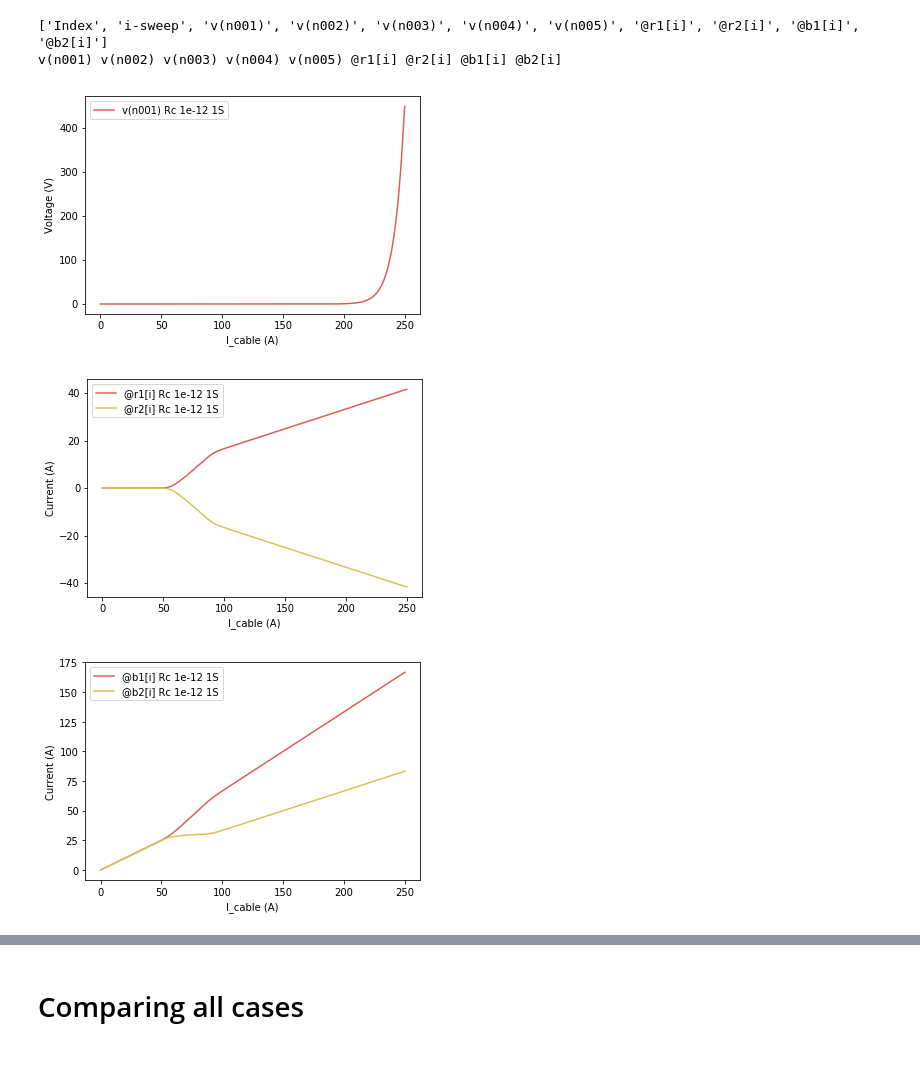
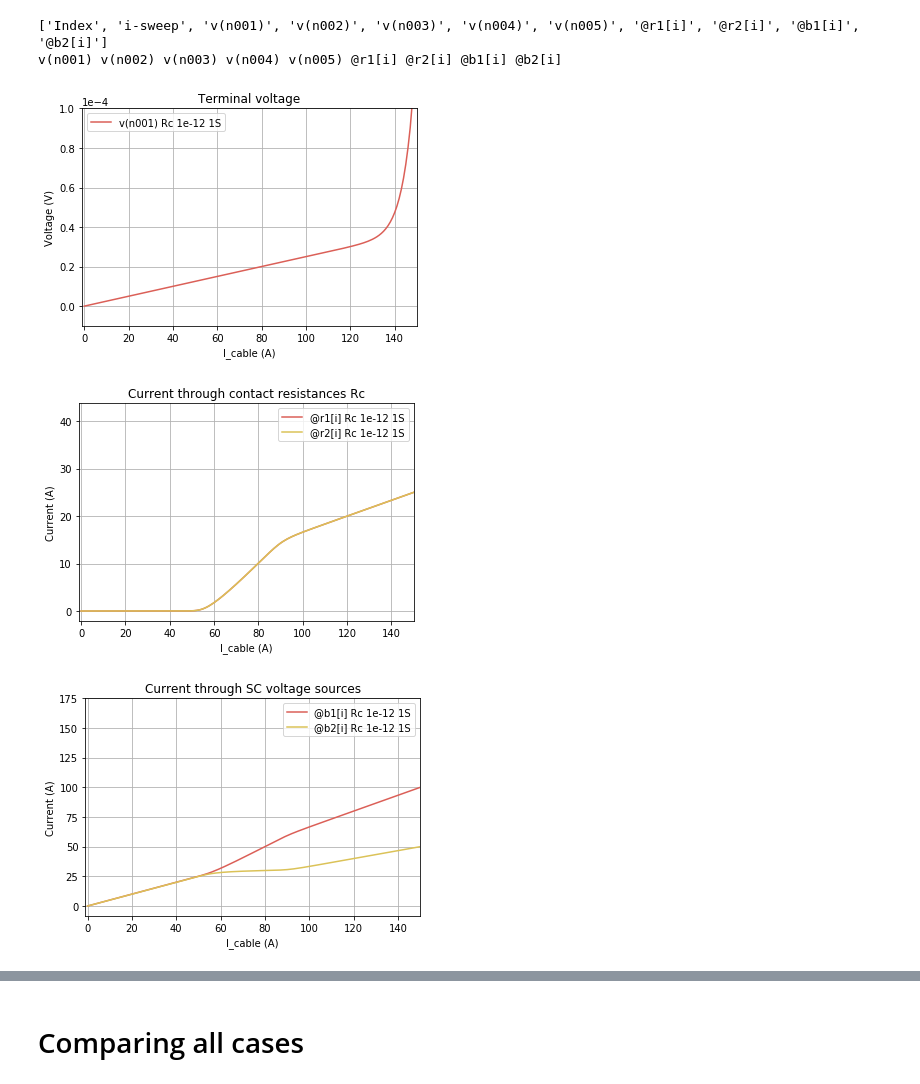
Before and after one commit to auroc10/LBNL, a Jupyter notebook: Contact/Contact resistance.ipynb, the cells around one changed output, grey strips where cells are left out. Drawn from its saved outputs; the diff is of its cells as text; code cells hidden in the pictures.

```diff
--- a/Contact/Contact resistance.ipynb
+++ b/Contact/Contact resistance.ipynb
@@ -101,8 +111,8 @@ def generatenetlist(filename,Rc):
         output.write(f'rt4 N009 0 {Rt/2}\n')
         output.write(f'r1 N006 N002 {Rc}\n')
         output.write(f'r2 N007 N003 {Rc}\n')
-        output.write(f'r3 N008 N004 {Rc}\n')
-        output.write(f'r4 N009 N005 {Rc}\n')
+        output.write(f'r3 N004 N008 {Rc}\n')
+        output.write(f'r4 N005 N009 {Rc}\n')
         output.write(f'b1 N002 N003 V=33E-6*pow((I(b1)/{Ic1}),{n})\n')
         output.write(f'b2 N003 N004 V=33E-6*pow((I(b2)/{Ic1}),{n})\n')
         output.write(f'b3 N004 N005 V=33E-6*pow((I(b3)/{Ic1}),{n})\n')
@@ -347,7 +449,7 @@ def generatenetlist_onesection(filename,Rc):
         output.write(f'rt_f_1 0 N003 {Rt/2}\n')
         output.write(f'rt_f_2 0 N005 {Rt/2}\n')
         output.write(f'r1 N004 N002 {Rc}\n')
-        output.write(f'r2 N005 N003 {Rc}\n')
+        output.write(f'r2 N003 N005 {Rc}\n')
         output.write(f'b1 N002 N003 V=100E-6*pow((I(b1)/{Ic1}),{n})\n')
         output.write(f'b2 N004 N005 V=100E-6*pow((I(b2)/{Ic2}),{n})\n')
         output.write('.options savecurrents\n')
@@ -400,46 +502,57 @@ for i in range(len(Rc)):
     generatenetlist_onesection(filename,Rc[i])
     #Icable,Vt,IR1,IR2,IR3,IR4,IB1,IB2,IB3,IB4,IB5,IB6 = gettingdata(filename)
     if i == 0:
-        data1 = readdata(filename)
+        data1S = readdata(filename)
         #print('data1')
         #print(data1)
 
 #data2 = readdata(f'Rc {Rc[0]}.cir')
 
 
 
 # Plotting data for two cases
-Icable1 = data1[:,1]
+Icable1S = data1S[:,1]
 #Icable2 = data2[:,1]
 
-plt.plot(Icable1,data1[:,2],label = Labels[2]+f' Rc {Rc[0]} 1S')
+plt.plot(Icable1S,data1S[:,2],label = Labels[2]+f' Rc {Rc[0]} 1S')
 #plt.plot(Icable2,data2[:,2],'--',label = Labels2[2]+f' Rc {Rc[0]} 3S')
 plt.xlabel('I_cable (A)')
 plt.ylabel('Voltage (V)')
+plt.title('Terminal voltage')
+plt.ticklabel_format(style='sci', axis='y', scilimits=(0,0))
+plt.ylim(-1e-5,100e-6)
+plt.xlim(-1,150)
+plt.grid()
 plt.legend()
 plt.show()
 
 nc = 7
 for i in range(num_resistances):
-    plt.plot(Icable1,data1[:,i+nc],label = Labels[i+nc]+f' Rc {Rc[0]} 1S')
+    plt.plot(Icable1S,data1S[:,i+nc],label = Labels[i+nc]+f' Rc {Rc[0]} 1S')
     #plt.plot(Icable2,data2[:,i+3],'--',label = Labels2[i+3]+f' Rc {Rc[0]} 3S')
 plt.xlabel('I_cable (A)')
 plt.ylabel('Current (A)')
+plt.title('Current through contact resistances Rc')
+plt.xlim(-1,150)
+plt.grid()
 plt.legend()
 plt.show()
 
 nc2 = 9
 for i in range(num_vsources):
-    plt.plot(Icable1,data1[:,i+nc2],label = Labels[i+nc2]+f' Rc {Rc[0]} 1S')
+    plt.plot(Icable1S,data1S[:,i+nc2],label = Labels[i+nc2]+f' Rc {Rc[0]} 1S')
     #plt.plot(Icable2,data2[:,i+7],'--',label = Labels[i+7]+f' Rc {Rc[0]} 3S')
 plt.xlabel('I_cable (A)')
 plt.ylabel('Current (A)')
+plt.title('Current through SC voltage sources')
+plt.xlim(-1,150)
+plt.grid()
 plt.legend()
 plt.show()
 # %% [output]
-[figure, old version]
+[figure, new version]
-[figure, old version]
+[figure, new version]
-[figure, old version]
+[figure, new version]
 # %%
 %matplotlib notebook
 # Voltage through tapes and terminal resistances
```
Also changed, not shown: parts of 11 cells of this notebook.
